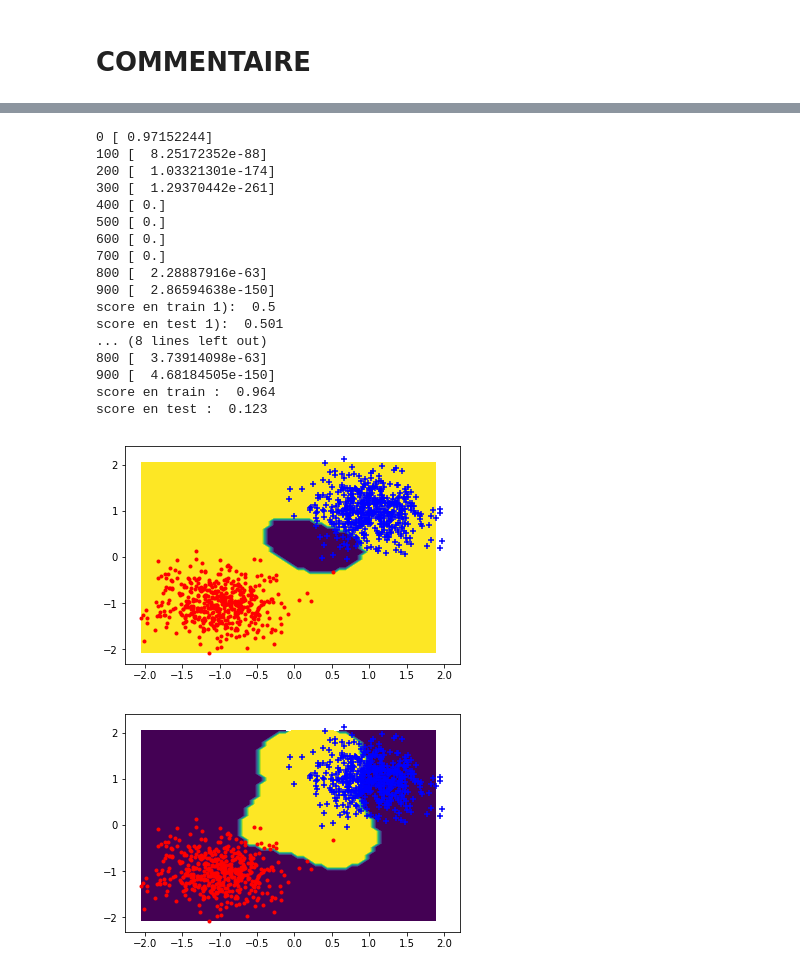
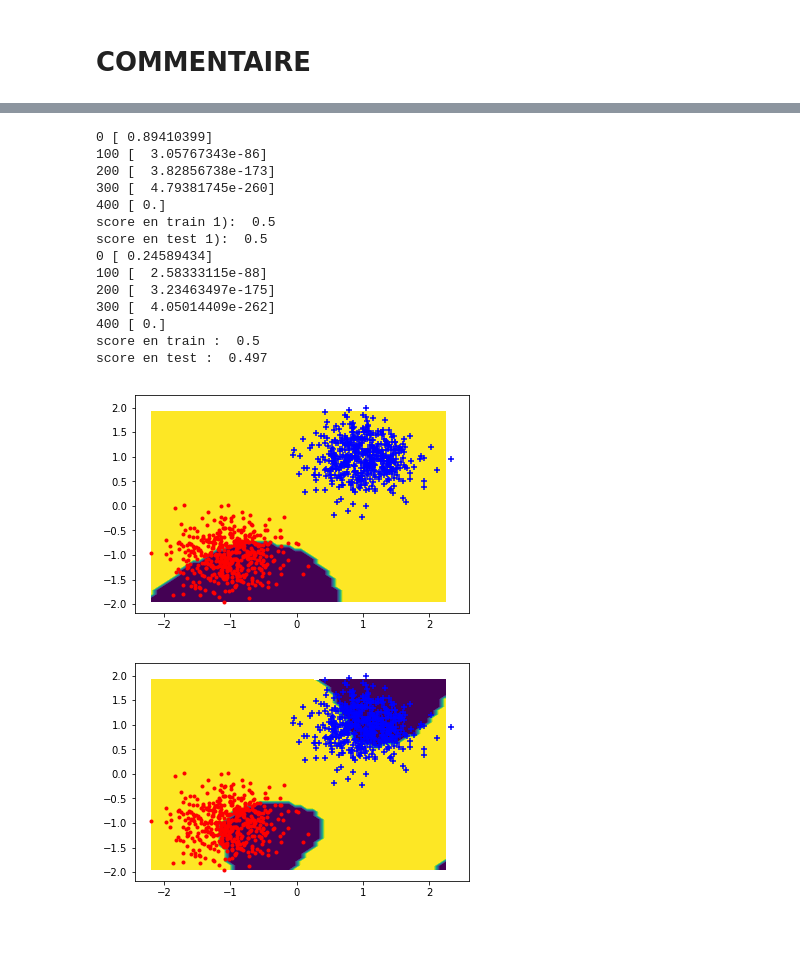
Before and after one commit to AmineKheldouni/Machine-Learning, a Jupyter notebook: Untitled.ipynb, the cells around one changed output, grey strips where cells are left out. Drawn from its saved outputs; the diff is of its cells as text; code cells hidden in the pictures; blank space fills up the shorter version.

Commit message:
Projection polynomiale réglée

```diff
--- a/Untitled.ipynb
+++ b/Untitled.ipynb
@@ -213,11 +213,5 @@ score en test :  0.993
 # %%
 # Question 3.3
-
-
-
-
-
-
 
 def k(x,xp,sigma):
     xp = xp.reshape((1, xp.shape[0]))
@@ -234,60 +228,57 @@ def gauss_B_1(data,Nb=40,sigma=0.6):
         K[:,i] = k(data, B[:,i], sigma)
     return K
 
-model = Perceptron(max_iter=1000, eps=1e-3, projection=gauss_B_1)
+model = Perceptron(max_iter=500, eps=1e-3, projection=gauss_B_1)
 model.fit(xtrain, ytrain)
 
 print("score en train 1): ",model.score(xtrain,ytrain))
 print("score en test 1): ",model.score(xtest,ytest))
 
 plt.figure()
-plot_frontiere(xtest, lambda x : model.predict(gauss_B_1(x)))
+plot_frontiere(xtest, model.predict)
 plot_data(xtest,ytest)
 
 
 
 
 
 #question 3.3 2) avec des points pris dans un sous echantillon d'entrainement
 def gauss_B(data, Nb=20, sigma=0.6):
     B = []
     K = np.zeros((data.shape[0], Nb))
     # Tirage aléatoire des points o : (A REVOIR ?)
     for i in range(Nb):
         B.append(data[rd.randint(0, data.shape[0]),:])
         K[:,i] = k(data, B[i], sigma)
     return K
 
 
-model = Perceptron(max_iter=1000, eps=1e-3, projection=gauss_B)
+model = Perceptron(max_iter=500, eps=1e-3, projection=gauss_B)
 model.fit(xtrain, ytrain)
 
 print("score en train : ",model.score(xtrain,ytrain))
 print("score en test : ",model.score(xtest,ytest))
 
 plt.figure()
-plot_frontiere(xtest, lambda x : model.predict(gauss_B(x)))
+plot_frontiere(xtest, model.predict)
 plot_data(xtest,ytest)
 # %% [output]
-0 [ 0.97152244]
-100 [  8.25172352e-88]
-200 [  1.03321301e-174]
-300 [  1.29370442e-261]
+0 [ 0.89410399]
+100 [  3.05767343e-86]
+200 [  3.82856738e-173]
+300 [  4.79381745e-260]
 400 [ 0.]
-500 [ 0.]
-600 [ 0.]
-700 [ 0.]
-800 [  2.28887916e-63]
-900 [  2.86594638e-150]
 score en train 1):  0.5
-score en test 1):  0.501
-... (8 lines left out)
-800 [  3.73914098e-63]
-900 [  4.68184505e-150]
-score en train :  0.964
-score en test :  0.123
+score en test 1):  0.5
+0 [ 0.24589434]
+100 [  2.58333115e-88]
+200 [  3.23463497e-175]
+300 [  4.05014409e-262]
+400 [ 0.]
+score en train :  0.5
+score en test :  0.497
-[figure, old version]
+[figure, new version]
-[figure, old version]
+[figure, new version]
 # %%
 #question 3.4
 
```
Also changed, not shown: parts of 7 cells of this notebook.
